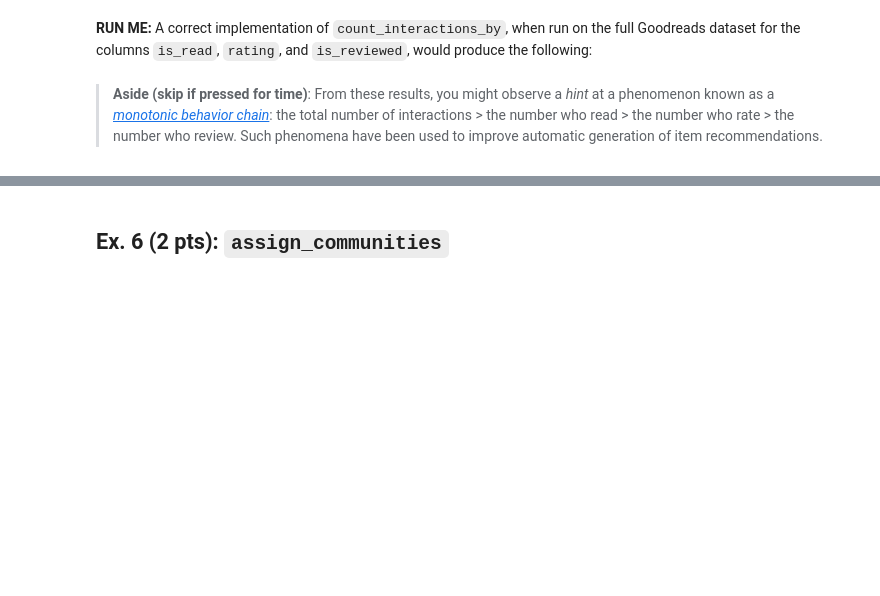
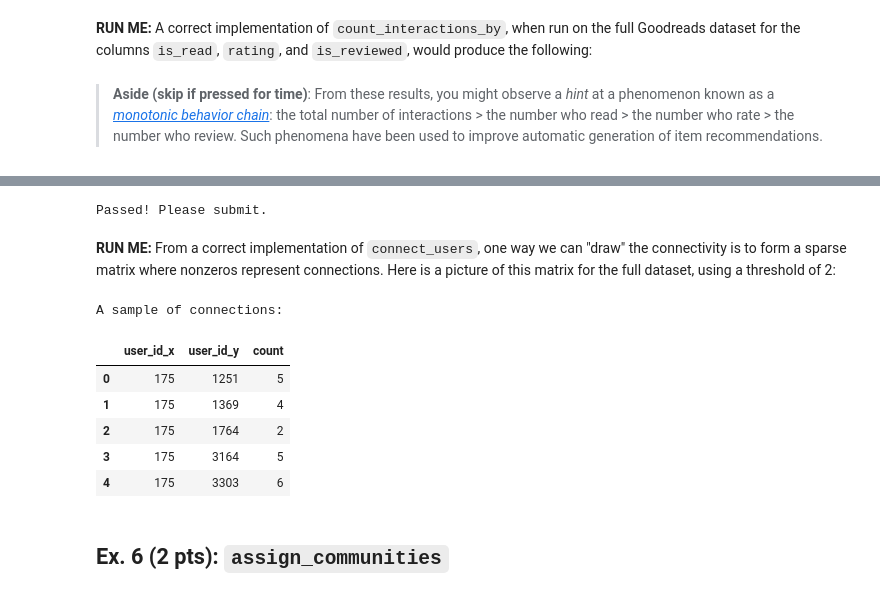
Before and after one commit to gt-cse-6040/bootcamp, a Jupyter notebook: Module 1/Session 8/m1s8nb1_Data_Debugging_part1 - Exercises.ipynb, the cells around one changed output, grey strips where cells are left out. Saved outputs shown, nothing was run; the diff lists cells and outputs as text; code cells hidden in the pictures; blank space fills up the shorter version.

```diff
--- a/Module 1/Session 8/m1s8nb1_Data_Debugging_part1 - Exercises.ipynb
+++ b/Module 1/Session 8/m1s8nb1_Data_Debugging_part1 - Exercises.ipynb
@@ -274,3 +367,69 @@ form_analysis_sample(demo_conn_ex4)
+# %%
+### test_cell_ex5
+from tester_fw.testers import Tester
+
+conf = {
+    'case_file':'tc_5',
+    'func': connect_users, # replace this with the function defined above
+    'inputs':{ # input config dict. keys are parameter names
+        'ubdf': {
+            'dtype': 'df', # data type of param.
+            'check_modified': True
+        },
+        'threshold': {
+            'dtype': 'int',
+            'check_modified': False
+        }
+    },
+    'outputs':{
+        'output_0':{
+            'index': 0,
+            'dtype': 'df',
+            'check_dtype': True,
+            'check_col_dtypes': True, # Ignored if dtype is not df
+            'check_col_order': False, # Ignored if dtype is not df
+            'check_row_order': False, # Ignored if dtype is not df
+            'float_tolerance': 10 ** (-6)
+        }
+    }
+}
+tester = Tester(conf, key=b'jpS7W-CpqAQfuITMEQZL-yVXfhIaCkSaei-emnyRtrI=', path='')
+for _ in range(70):
+    try:
+        tester.run_test()
+        (input_vars, original_input_vars, returned_output_vars, true_output_vars) = tester.get_test_vars()
+    except:
+        (input_vars, original_input_vars, returned_output_vars, true_output_vars) = tester.get_test_vars()
+        raise
+
+print('Passed! Please submit.')
+# %% [output]
+Passed! Please submit.
+# %% [markdown]
+**RUN ME:** From a correct implementation of `connect_users`, one way we can "draw" the connectivity is to form a sparse matrix where nonzeros represent connections. Here is a picture of this matrix for the full dataset, using a threshold of 2:
+# %%
+uudf = load_df_from_file('ex5.df') # user-user table
+
+print("A sample of connections:")
+display(uudf.head())
+
+if False: # Disabled due to NetworkX version incompatibility issue (fix pending)
+    uudf_G = cse6040.utils.to_nx(uudf.to_records(index=False))
+    ax_ex5 = cse6040.utils.graph_spy(uudf_G, markersize=0.01)
+    ax_ex5.set_title('Spy plot: user-user interactions')
+    ax_ex5.set_xlabel('user id')
+    ax_ex5.set_ylabel('user id', rotation=0, horizontalalignment='right');
+else:
+#     cse6040.utils.display_image_from_file('demo-user-user-spy.png')
+    pass
+# %% [output]
+A sample of connections:
+|  | user_id_x | user_id_y | count |
+| 0 | 175 | 1251 | 5 |
+| 1 | 175 | 1369 | 4 |
+| 2 | 175 | 1764 | 2 |
+| 3 | 175 | 3164 | 5 |
+| 4 | 175 | 3303 | 6 |
 # %% [markdown]
 ## **Ex. 6 (2 pts)**: `assign_communities`
 # %% [markdown]
```
Also changed, not shown: parts of 18 cells of this notebook, 5 other files.
